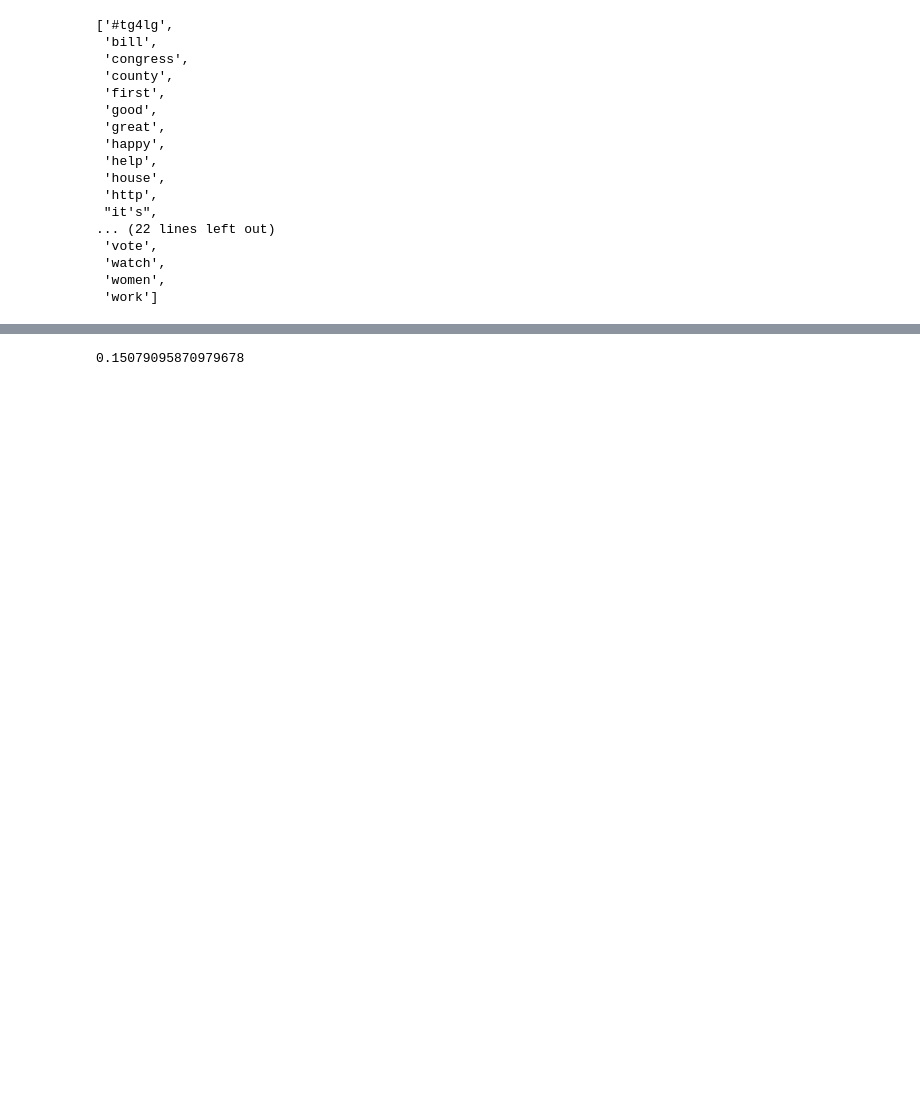
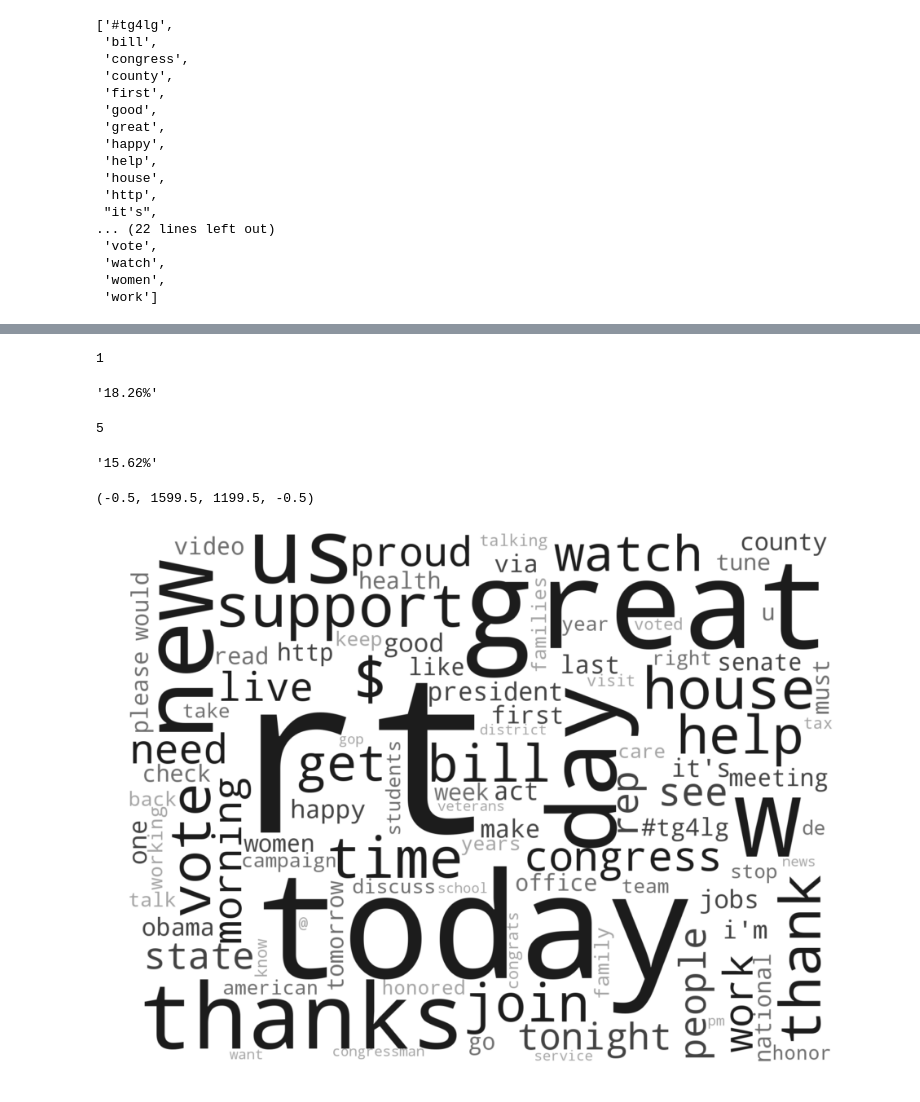
Before and after one commit to barlaensdoonn/ML310-final-project, a Jupyter notebook: notebooks/deletweet-text-mining.ipynb, the cells around one changed output, grey strips where cells are left out. Cells and saved outputs as stored; diff of their text form; code cells hidden in the pictures; blank space fills up the shorter version.

```diff
--- a/notebooks/deletweet-text-mining.ipynb
+++ b/notebooks/deletweet-text-mining.ipynb
@@ -286,4 +239,41 @@ dist_of_dist.freq(1)
-# %%
-dist_of_dist_filtered.freq(5)
-# %% [output]
-0.15079095870979678
+# %%
+# most common word length in unfiltered text
+dist_of_dist.max()
+# %% [output]
+1
+# %%
+# words of length 1 percentage of total words
+'{:.2%}'.format(dist_of_dist.freq(1))
+# %% [output]
+'18.26%'
+# %%
+# most common word length in the normalized text
+dist_of_dist_filtered.max()
+# %% [output]
+5
+# %%
+# words of length 5 percentage of total words
+'{:.2%}'.format(dist_of_dist_filtered.freq(5))
+# %% [output]
+'15.62%'
+# %%
+# generate wordcloud out of 100 most frequent words in normalized text;
+# 4 shades of color where color intensity is positively correlated with word frequency
+
+colors = ['#1C1C1C', '#424242', '#6E6E6E', '#A4A4A4']
+common = fdist_filtered.most_common(100)
+common_list = [common[i][0] for i in range(len(common))]
+common_dict = {colors[0]: common_list[0:25], colors[1]: common_list[25:50], colors[2]: common_list[50:75], colors[3]: common_list[75:100]}
+
+# more info on coloring wordcloud by group: http://amueller.github.io/word_cloud/auto_examples/colored_by_group.html
+def grey_color_func(word, font_size, position, orientation, random_state=None, color_dict=common_dict, **kwargs):
+    for key in color_dict.keys():
+        if word in color_dict[key]:
+            return key
+
+wordcloud = WordCloud(width=1600, height=1200, background_color='white', color_func=grey_color_func, collocations=False).generate_from_frequencies(dict(common))
+plt.imshow(wordcloud, interpolation='bilinear')
+plt.axis("off")
+# %% [output]
+(-0.5, 1599.5, 1199.5, -0.5)
+[figure, added]
```
Also changed, not shown: parts of 16 cells of this notebook.
